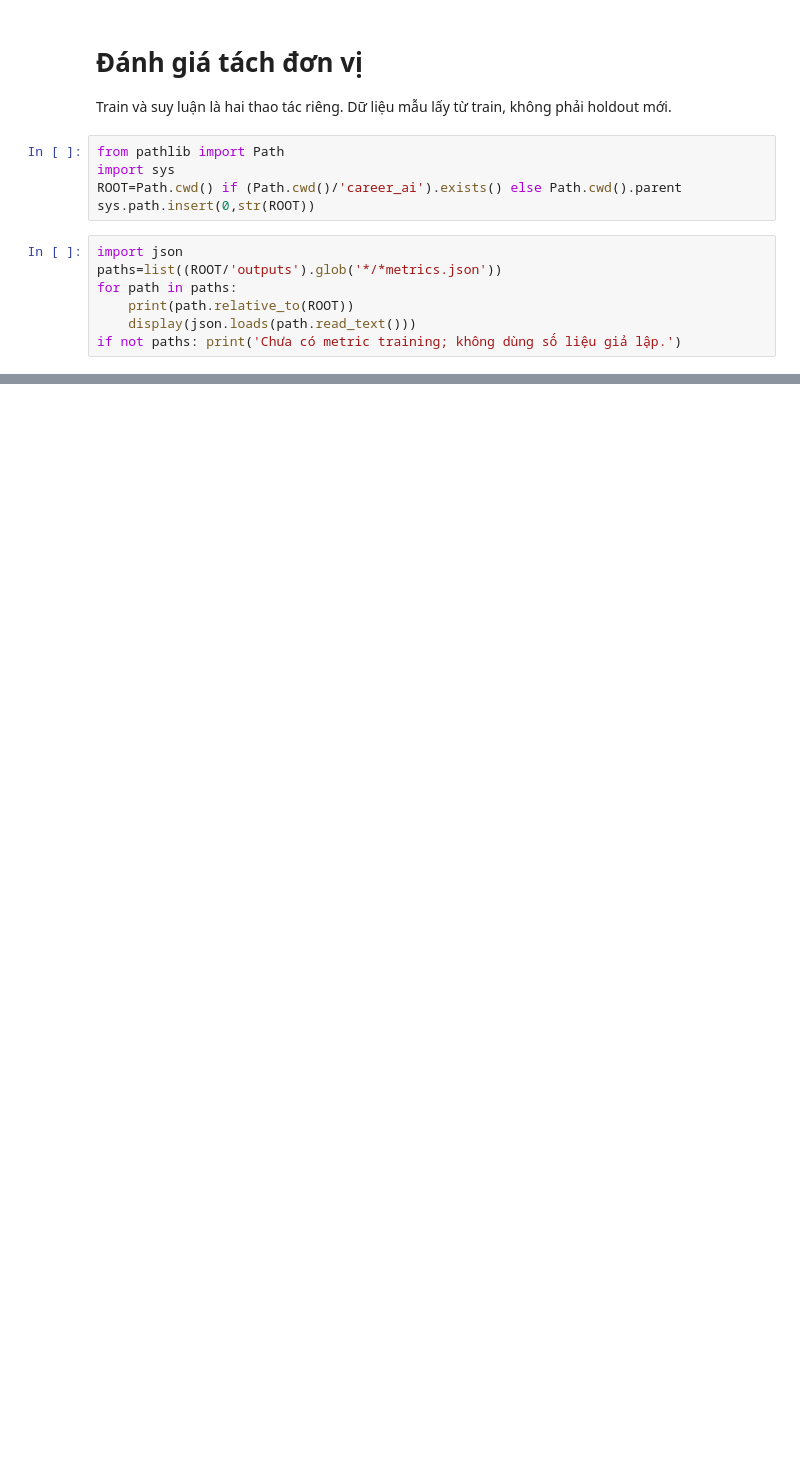
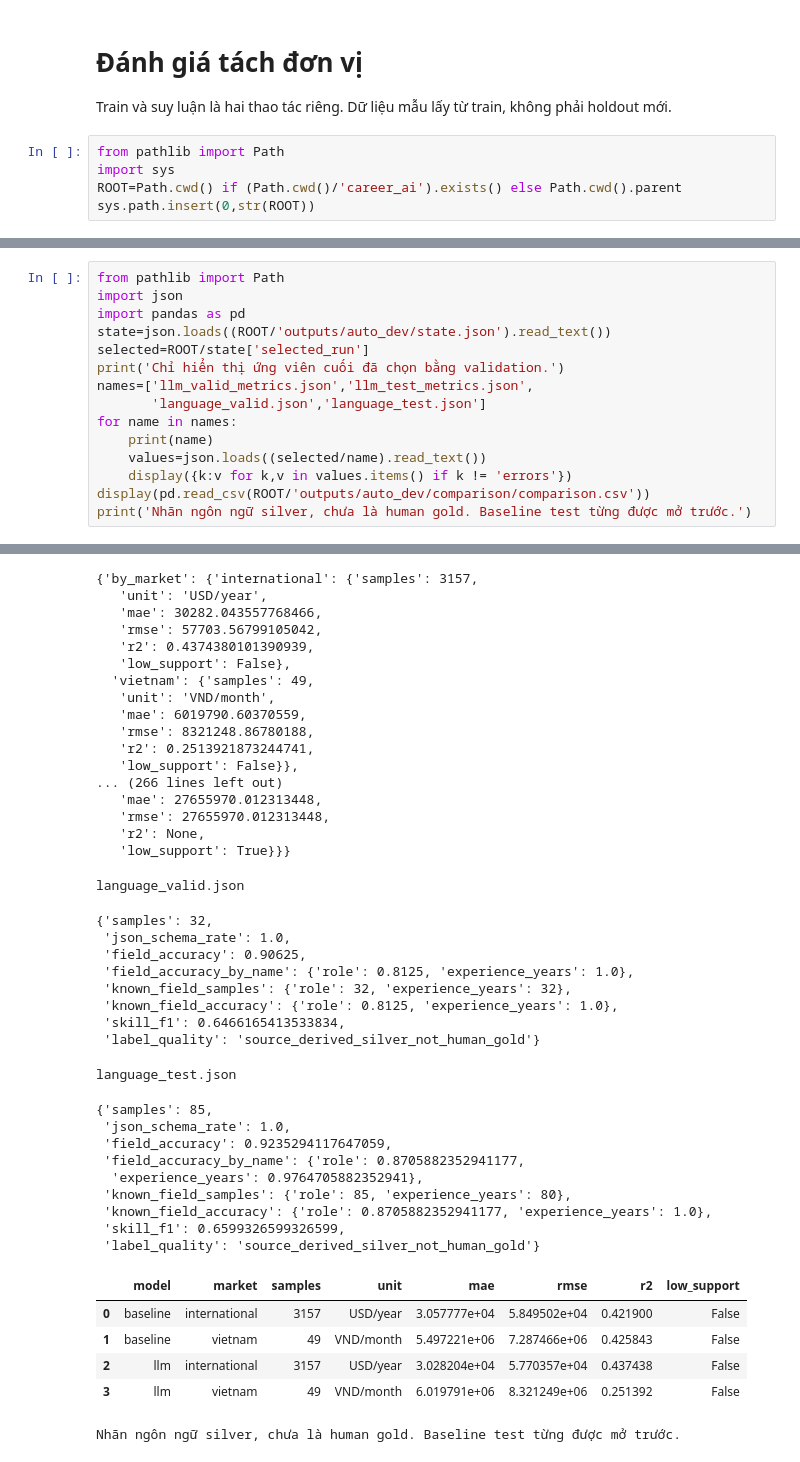
Before and after one commit to diepyenkhoa7-lab/ML, a Jupyter notebook: notebooks/04_evaluation.ipynb, the cells around one changed output, grey strips where cells are left out. Drawn from its saved outputs; the diff is of its cells as text; blank space fills up the shorter version.

```diff
--- a/notebooks/04_evaluation.ipynb
+++ b/notebooks/04_evaluation.ipynb
@@ -6,10 +6,3 @@ from pathlib import Path
 import sys
 ROOT=Path.cwd() if (Path.cwd()/'career_ai').exists() else Path.cwd().parent
 sys.path.insert(0,str(ROOT))
-# %%
-import json
-paths=list((ROOT/'outputs').glob('*/*metrics.json'))
-for path in paths:
-    print(path.relative_to(ROOT))
-    display(json.loads(path.read_text()))
-if not paths: print('Chưa có metric training; không dùng số liệu giả lập.')
@@ -50,0 +9,16 @@ Chờ kết quả đánh giá full của cả hai mô hình để so sánh.
+# %%
+from pathlib import Path
+import json
+import pandas as pd
+state=json.loads((ROOT/'outputs/auto_dev/state.json').read_text())
+selected=ROOT/state['selected_run']
+print('Chỉ hiển thị ứng viên cuối đã chọn bằng validation.')
+names=['llm_valid_metrics.json','llm_test_metrics.json',
+       'language_valid.json','language_test.json']
+for name in names:
+    print(name)
+    values=json.loads((selected/name).read_text())
+    display({k:v for k,v in values.items() if k != 'errors'})
+display(pd.read_csv(ROOT/'outputs/auto_dev/comparison/comparison.csv'))
+print('Nhãn ngôn ngữ silver, chưa là human gold. Baseline test từng được mở trước.')
+# %% [output]
@@ -50,0 +45,42 @@ Chờ kết quả đánh giá full của cả hai mô hình để so sánh.
+{'by_market': {'international': {'samples': 3157,
+   'unit': 'USD/year',
+   'mae': 30282.043557768466,
+   'rmse': 57703.56799105042,
+   'r2': 0.4374380101390939,
+   'low_support': False},
+  'vietnam': {'samples': 49,
+   'unit': 'VND/month',
+   'mae': 6019790.60370559,
+   'rmse': 8321248.86780188,
+   'r2': 0.2513921873244741,
+   'low_support': False}},
+... (266 lines left out)
+   'mae': 27655970.012313448,
+   'rmse': 27655970.012313448,
+   'r2': None,
+   'low_support': True}}}
+language_valid.json
+{'samples': 32,
+ 'json_schema_rate': 1.0,
+ 'field_accuracy': 0.90625,
+ 'field_accuracy_by_name': {'role': 0.8125, 'experience_years': 1.0},
+ 'known_field_samples': {'role': 32, 'experience_years': 32},
+ 'known_field_accuracy': {'role': 0.8125, 'experience_years': 1.0},
+ 'skill_f1': 0.6466165413533834,
+ 'label_quality': 'source_derived_silver_not_human_gold'}
+language_test.json
+{'samples': 85,
+ 'json_schema_rate': 1.0,
+ 'field_accuracy': 0.9235294117647059,
+ 'field_accuracy_by_name': {'role': 0.8705882352941177,
+  'experience_years': 0.9764705882352941},
+ 'known_field_samples': {'role': 85, 'experience_years': 80},
+ 'known_field_accuracy': {'role': 0.8705882352941177, 'experience_years': 1.0},
+ 'skill_f1': 0.6599326599326599,
+ 'label_quality': 'source_derived_silver_not_human_gold'}
+|  | model | market | samples | unit | mae | rmse | r2 | low_support |
+| 0 | baseline | international | 3157 | USD/year | 3.057777e+04 | 5.849502e+04 | 0.421900 | False |
+| 1 | baseline | vietnam | 49 | VND/month | 5.497221e+06 | 7.287466e+06 | 0.425843 | False |
+| 2 | llm | international | 3157 | USD/year | 3.028204e+04 | 5.770357e+04 | 0.437438 | False |
+| 3 | llm | vietnam | 49 | VND/month | 6.019791e+06 | 8.321249e+06 | 0.251392 | False |
+Nhãn ngôn ngữ silver, chưa là human gold. Baseline test từng được mở trước.
```
Also changed, not shown: parts of 3 cells of this notebook, 12 other files.
